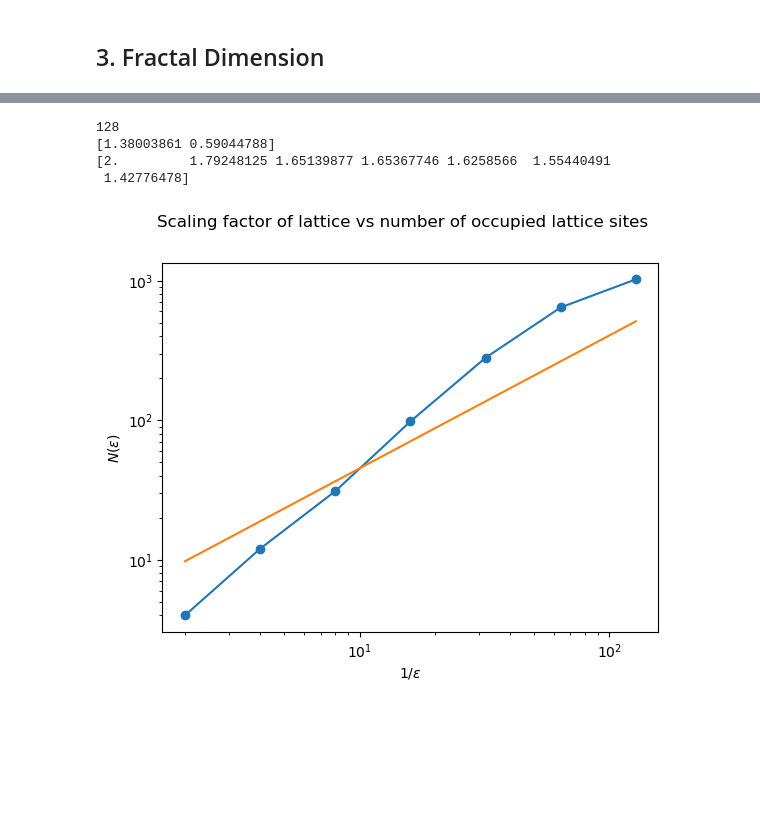
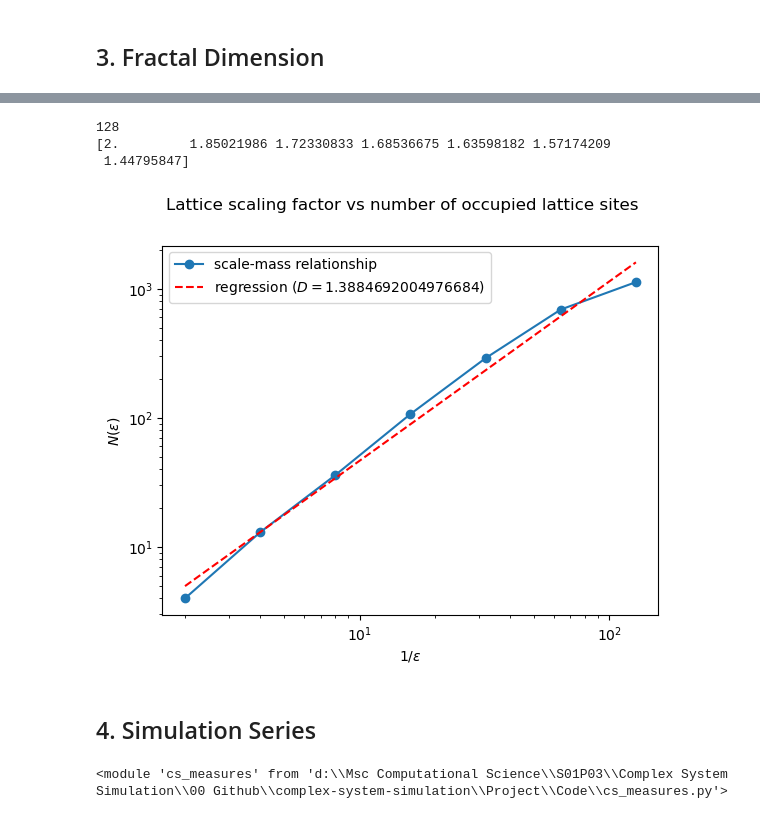
Before and after one commit to mboyan/complex-system-simulation, a Jupyter notebook: Project/Code/ProjectNotebook.ipynb, the cells around one changed output, grey strips where cells are left out. Cells and saved outputs as stored; diff of their text form; code cells hidden in the pictures; blank space fills up the shorter version.

```diff
--- a/Project/Code/ProjectNotebook.ipynb
+++ b/Project/Code/ProjectNotebook.ipynb
@@ -66,13 +71,20 @@ reload(vt)
 # %%
 print(current_lattice.shape[0])
-fractal_dims, n_boxes, scales_inverse, coeffs = cm.fractal_dimension(current_lattice)
+fractal_dims, scales, n_boxes, coeffs = cm.fractal_dimension_clusters(current_lattice)
 
 print(fractal_dims)
 
-vt.plot_fractal_dimension(scales_inverse, n_boxes, coeffs)
+vt.plot_fractal_dimension(scales, n_boxes, coeffs)
 # %% [output]
 128
-[1.38003861 0.59044788]
-[2.         1.79248125 1.65139877 1.65367746 1.6258566  1.55440491
- 1.42776478]
+[2.         1.85021986 1.72330833 1.68536675 1.63598182 1.57174209
+ 1.44795847]
-[figure, old version]
+[figure, new version]
+# %% [markdown]
+## 4. Simulation Series
+# %%
+reload(dm)
+reload(ds)
+reload(cm)
+# %% [output]
+<module 'cs_measures' from 'd:\\Msc Computational Science\\S01P03\\Complex System Simulation\\00 Github\\complex-system-simulation\\Project\\Code\\cs_measures.py'>
```
Also changed, not shown: parts of 8 cells of this notebook, 4 other files.
